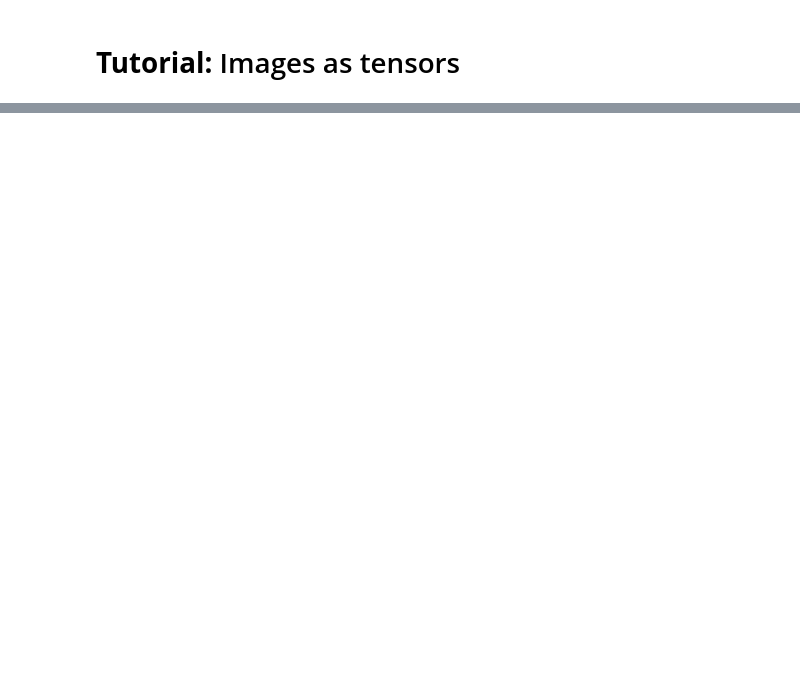
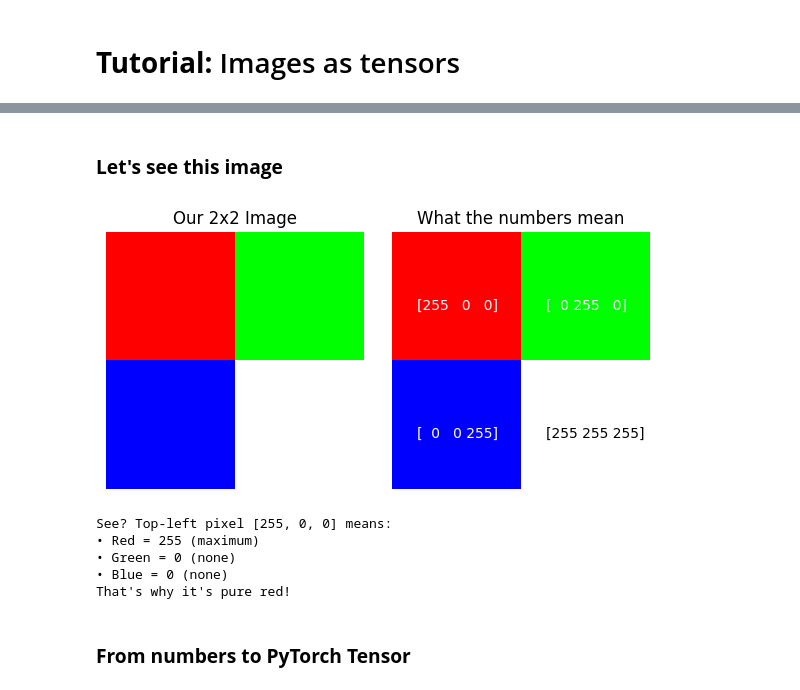
Before and after one commit to arielpincayy/Computer_Vision, a Jupyter notebook: UC.01 Introduction to Computer Vision/1. Images as tensors.ipynb, the cells around one changed output, grey strips where cells are left out. Drawn from its saved outputs; the diff is of its cells as text; code cells hidden in the pictures; blank space fills up the shorter version.

```diff
--- a/UC.01 Introduction to Computer Vision/1. Images as tensors.ipynb
+++ b/UC.01 Introduction to Computer Vision/1. Images as tensors.ipynb
@@ -426,0 +17,16 @@ Happy learning! 🚀
+# %%
+# Let's create a tiny 2x2 pixel image
+print("Let's look at a tiny 2x2 pixel image:")
+print()
+
+# Each pixel has 3 numbers: Red, Green, Blue (RGB)
+tiny_image = np.array([
+    [[255, 0, 0], [0, 255, 0]],  # First row: Pure Red, Pure Green: first pixel ->[[R11, G12, B13], second pixel ->[R21, G22, B23]],
+    [[0, 0, 255], [255, 255, 255]]  # Second row: Pure Blue, White
+], dtype=np.uint8)
+
+print("Our image data:")
+print(tiny_image)
+print()
+print(f"Shape: {tiny_image.shape}")
+print("This means: 2 rows tall, 2 columns wide, 3 colors per pixel")
@@ -426,0 +45,40 @@ Happy learning! 🚀
+# %% [markdown]
+### **Let's see this image**
+# %%
+# Display our tiny image
+plt.figure(figsize=(6, 3))
+
+plt.subplot(1, 2, 1)
+plt.imshow(tiny_image)
+plt.title("Our 2x2 Image")
+plt.axis('off')
+
+plt.subplot(1, 2, 2)
+plt.imshow(tiny_image)
+plt.title("What the numbers mean")
+plt.axis('off')
+
+# Add text to show pixel values
+colors = ['Red', 'Green', 'Blue']
+for i in range(2):
+    for j in range(2):
+        plt.text(j-0.3, i+0.1, f"{tiny_image[i,j]}",
+                fontsize=10, color='white' if sum(tiny_image[i,j]) < 384 else 'black')
+
+plt.tight_layout()
+plt.show()
+
+print("See? Top-left pixel [255, 0, 0] means:")
+print("• Red = 255 (maximum)")
+print("• Green = 0 (none)")
+print("• Blue = 0 (none)")
+print("That's why it's pure red!")
+# %% [output]
+[figure, added]
+See? Top-left pixel [255, 0, 0] means:
+• Red = 255 (maximum)
+• Green = 0 (none)
+• Blue = 0 (none)
+That's why it's pure red!
+# %% [markdown]
+### **From numbers to PyTorch Tensor**
```
Also changed, not shown: parts of 57 cells of this notebook, 14 other files.
